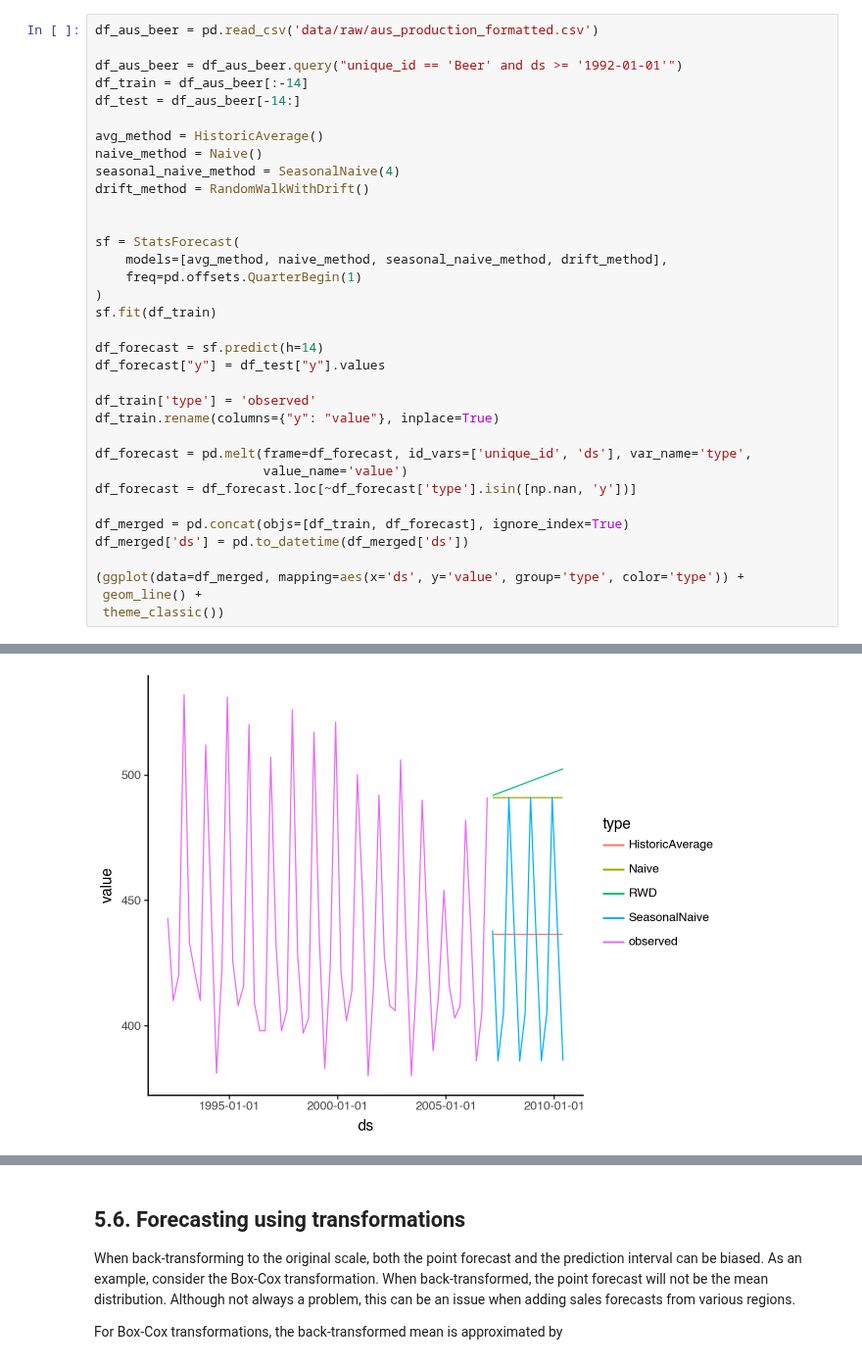
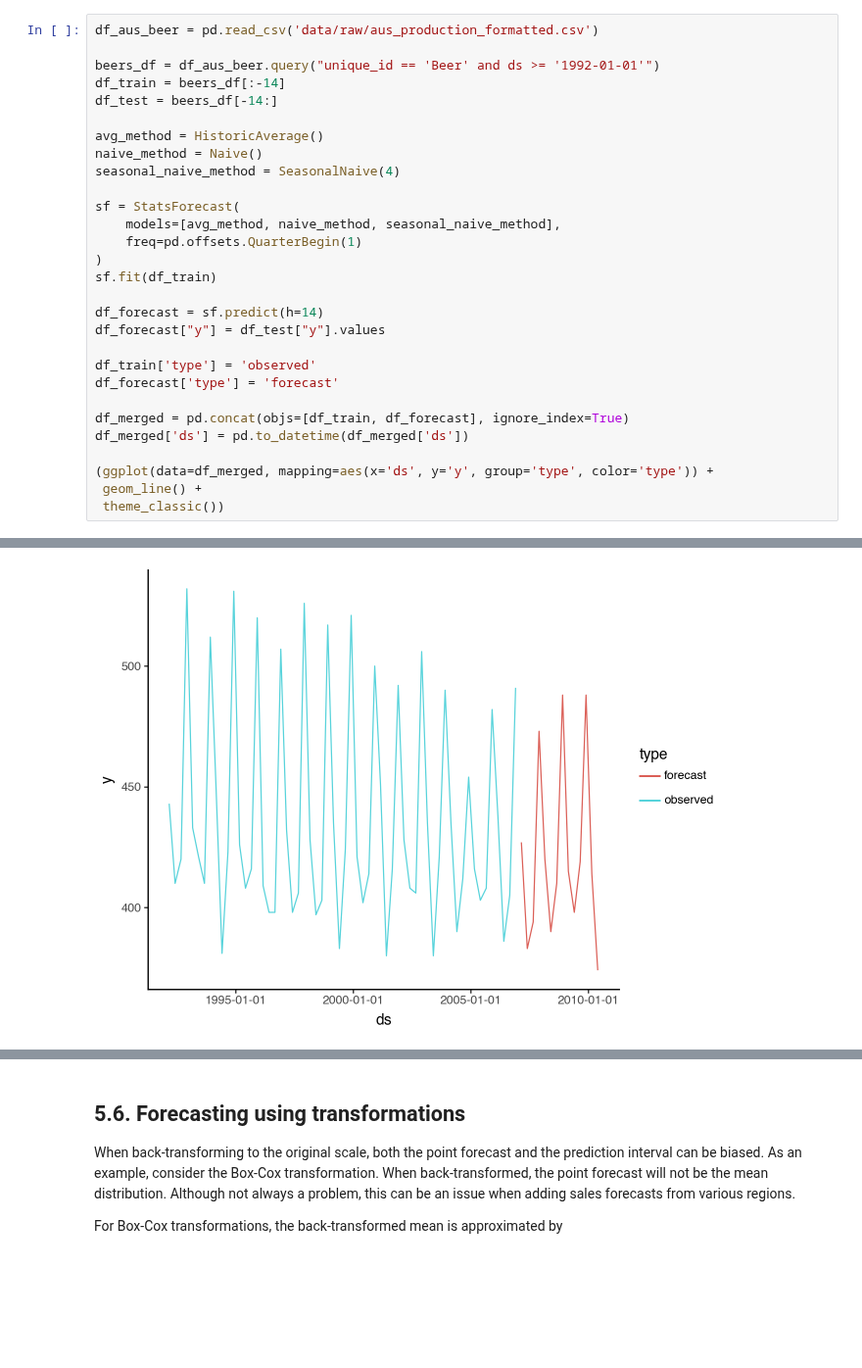
Before and after one commit to sebsciarra/gas_pump_prices, a Jupyter notebook: notebooks/chap5_forecaster_toolbox.ipynb, the cells around one changed output, grey strips where cells are left out. Shown at 98% size. Cells and saved outputs as stored; diff of their text form; blank space fills up the shorter version.

```diff
--- a/notebooks/chap5_forecaster_toolbox.ipynb
+++ b/notebooks/chap5_forecaster_toolbox.ipynb
@@ -92,18 +89,16 @@ $$
 # %%
 df_aus_beer = pd.read_csv('data/raw/aus_production_formatted.csv')
 
-df_aus_beer = df_aus_beer.query("unique_id == 'Beer' and ds >= '1992-01-01'")
-df_train = df_aus_beer[:-14]
-df_test = df_aus_beer[-14:]
+beers_df = df_aus_beer.query("unique_id == 'Beer' and ds >= '1992-01-01'")
+df_train = beers_df[:-14]
+df_test = beers_df[-14:]
 
 avg_method = HistoricAverage()
 naive_method = Naive()
 seasonal_naive_method = SeasonalNaive(4)
-drift_method = RandomWalkWithDrift()
-
 
 sf = StatsForecast(
-    models=[avg_method, naive_method, seasonal_naive_method, drift_method],
+    models=[avg_method, naive_method, seasonal_naive_method],
     freq=pd.offsets.QuarterBegin(1)
 )
 sf.fit(df_train)
@@ -112,16 +107,12 @@ df_forecast = sf.predict(h=14)
 df_forecast["y"] = df_test["y"].values
 
 df_train['type'] = 'observed'
-df_train.rename(columns={"y": "value"}, inplace=True)
-
-df_forecast = pd.melt(frame=df_forecast, id_vars=['unique_id', 'ds'], var_name='type',
-                      value_name='value')
-df_forecast = df_forecast.loc[~df_forecast['type'].isin([np.nan, 'y'])]
+df_forecast['type'] = 'forecast'
 
 df_merged = pd.concat(objs=[df_train, df_forecast], ignore_index=True)
 df_merged['ds'] = pd.to_datetime(df_merged['ds'])
 
-(ggplot(data=df_merged, mapping=aes(x='ds', y='value', group='type', color='type')) +
+(ggplot(data=df_merged, mapping=aes(x='ds', y='y', group='type', color='type')) +
  geom_line() +
  theme_classic())
 # %% [output]
@@ -135 +123 @@ See the caveats in the documentation: https://pandas.pydata.org/pandas-docs/stab
-[figure, old version]
+[figure, new version]
```
Also changed, not shown: parts of 24 cells of this notebook.
